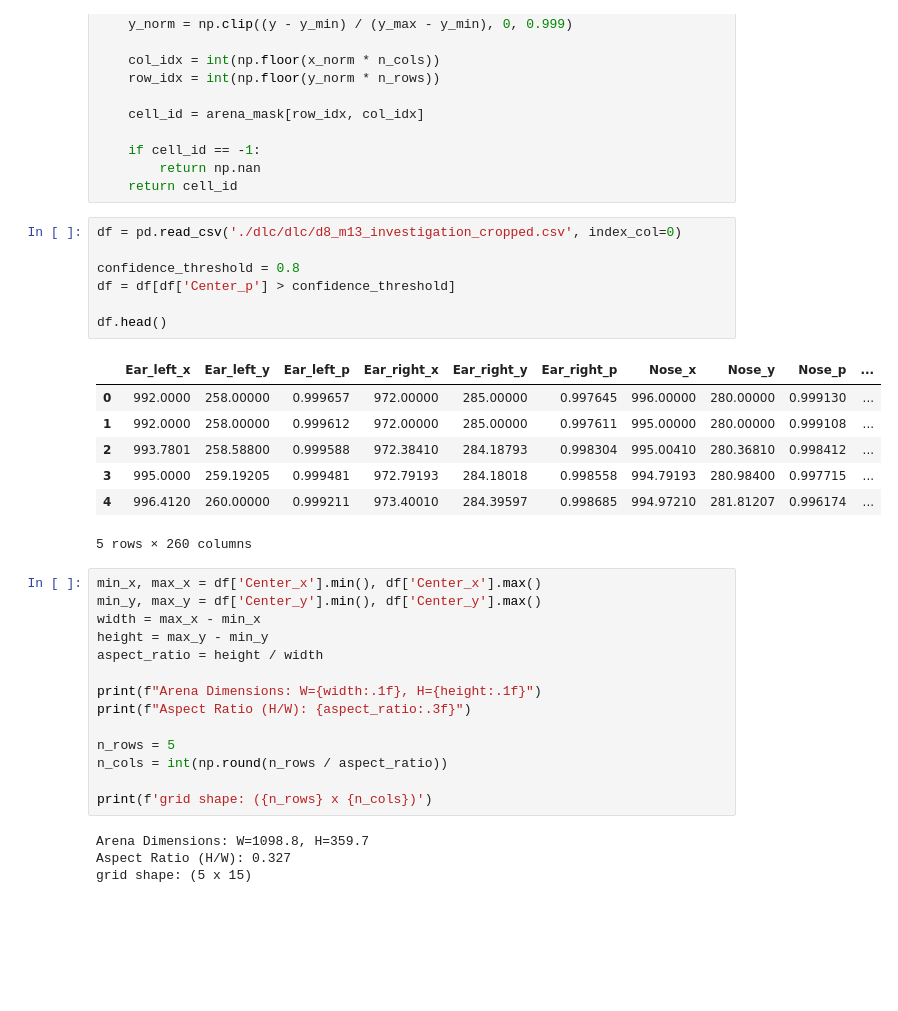
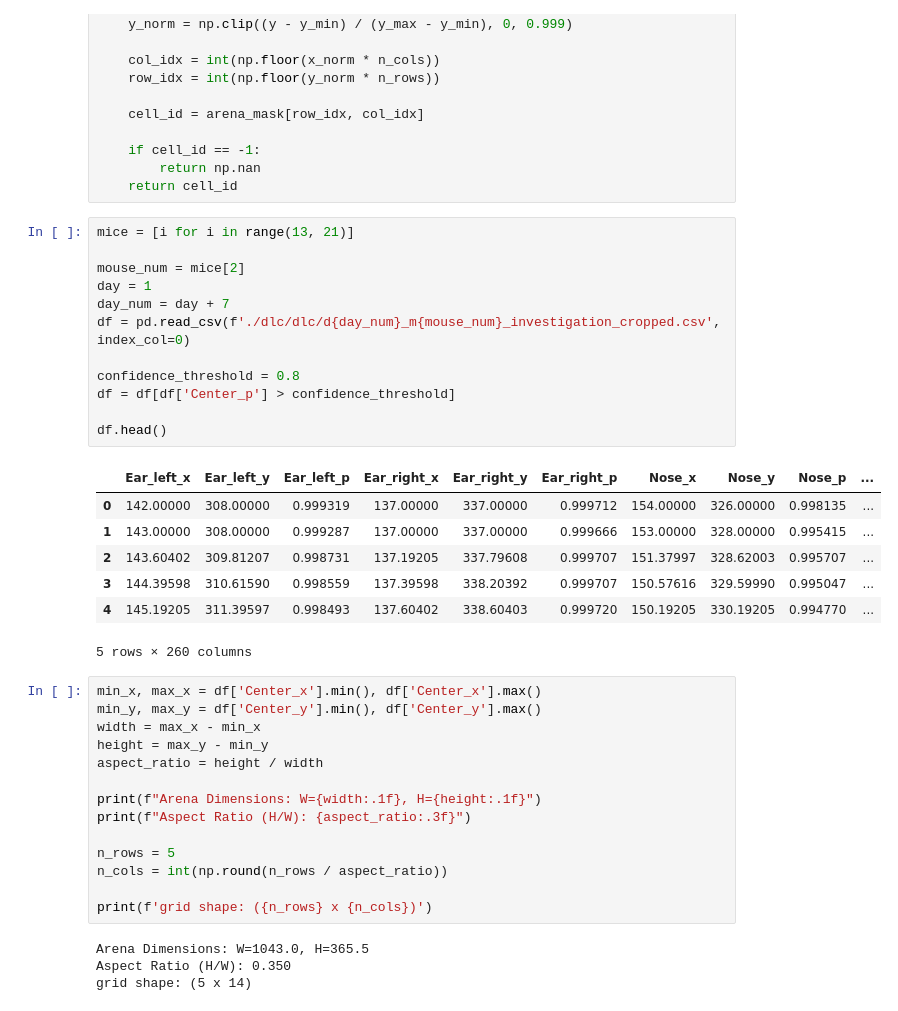
Before and after one commit to hridaik/social-defeat, a Jupyter notebook: dlc.ipynb, the cells around one changed output. Saved outputs shown, nothing was run; the diff lists cells and outputs as text; blank space fills up the shorter version.

```diff
--- a/dlc.ipynb
+++ b/dlc.ipynb
@@ -29,19 +29,24 @@ def map_coordinates_to_cell(x, y, x_min, x_max, y_min, y_max):
         return np.nan
     return cell_id
 # %%
-df = pd.read_csv('./dlc/dlc/d8_m13_investigation_cropped.csv', index_col=0)
+mice = [i for i in range(13, 21)]
+
+mouse_num = mice[2]
+day = 1
+day_num = day + 7
+df = pd.read_csv(f'./dlc/dlc/d{day_num}_m{mouse_num}_investigation_cropped.csv', index_col=0)
 
 confidence_threshold = 0.8
 df = df[df['Center_p'] > confidence_threshold]
 
 df.head()
 # %% [output]
 |  | Ear_left_x | Ear_left_y | Ear_left_p | Ear_right_x | Ear_right_y | Ear_right_p | Nose_x | Nose_y | Nose_p | ... |
-| 0 | 992.0000 | 258.00000 | 0.999657 | 972.00000 | 285.00000 | 0.997645 | 996.00000 | 280.00000 | 0.999130 | ... |
-| 1 | 992.0000 | 258.00000 | 0.999612 | 972.00000 | 285.00000 | 0.997611 | 995.00000 | 280.00000 | 0.999108 | ... |
-| 2 | 993.7801 | 258.58800 | 0.999588 | 972.38410 | 284.18793 | 0.998304 | 995.00410 | 280.36810 | 0.998412 | ... |
-| 3 | 995.0000 | 259.19205 | 0.999481 | 972.79193 | 284.18018 | 0.998558 | 994.79193 | 280.98400 | 0.997715 | ... |
-| 4 | 996.4120 | 260.00000 | 0.999211 | 973.40010 | 284.39597 | 0.998685 | 994.97210 | 281.81207 | 0.996174 | ... |
+| 0 | 142.00000 | 308.00000 | 0.999319 | 137.00000 | 337.00000 | 0.999712 | 154.00000 | 326.00000 | 0.998135 | ... |
+| 1 | 143.00000 | 308.00000 | 0.999287 | 137.00000 | 337.00000 | 0.999666 | 153.00000 | 328.00000 | 0.995415 | ... |
+| 2 | 143.60402 | 309.81207 | 0.998731 | 137.19205 | 337.79608 | 0.999707 | 151.37997 | 328.62003 | 0.995707 | ... |
+| 3 | 144.39598 | 310.61590 | 0.998559 | 137.39598 | 338.20392 | 0.999707 | 150.57616 | 329.59990 | 0.995047 | ... |
+| 4 | 145.19205 | 311.39597 | 0.998493 | 137.60402 | 338.60403 | 0.999720 | 150.19205 | 330.19205 | 0.994770 | ... |
 5 rows × 260 columns
 # %%
 min_x, max_x = df['Center_x'].min(), df['Center_x'].max()
@@ -58,6 +63,6 @@ n_cols = int(np.round(n_rows / aspect_ratio))
 
 print(f'grid shape: ({n_rows} x {n_cols})')
 # %% [output]
-Arena Dimensions: W=1098.8, H=359.7
-Aspect Ratio (H/W): 0.327
-grid shape: (5 x 15)
+Arena Dimensions: W=1043.0, H=365.5
+Aspect Ratio (H/W): 0.350
+grid shape: (5 x 14)
```
Also changed, not shown: parts of 4 cells of this notebook, 4 other files.
